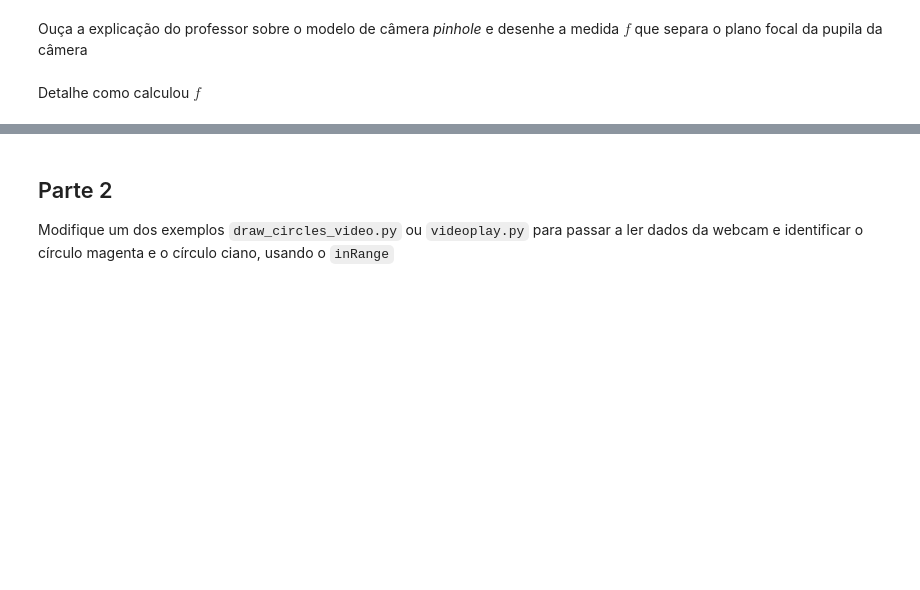
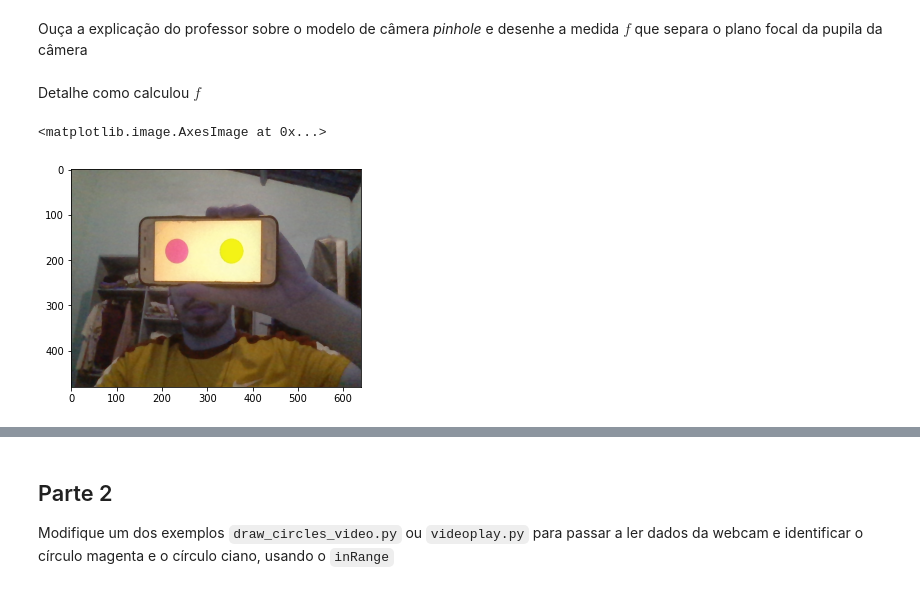
Before and after one commit to Insper/robot202, a Jupyter notebook: aula02/Atividade2.ipynb, the cells around one changed output, grey strips where cells are left out. Saved outputs shown, nothing was run; the diff lists cells and outputs as text; code cells hidden in the pictures; blank space fills up the shorter version.

```diff
--- a/aula02/Atividade2.ipynb
+++ b/aula02/Atividade2.ipynb
@@ -21,3 +46,12 @@ Você deve ter uma folha com o padrão anexo.
 Ouça a explicação do professor sobre o modelo de câmera *pinhole*  e desenhe a medida $f$ que separa o plano focal da pupila da câmera
 # %% [markdown]
 Detalhe como calculou $f$
+# %%
+webcam = cv2.VideoCapture(0)
+t.sleep(3)
+val, image = webcam.read()
+webcam.release()
+plt.imshow(image)
+# %% [output]
+<matplotlib.image.AxesImage at 0x...>
+[figure, added]
```
Also changed, not shown: parts of 4 cells of this notebook, 7 other files.
